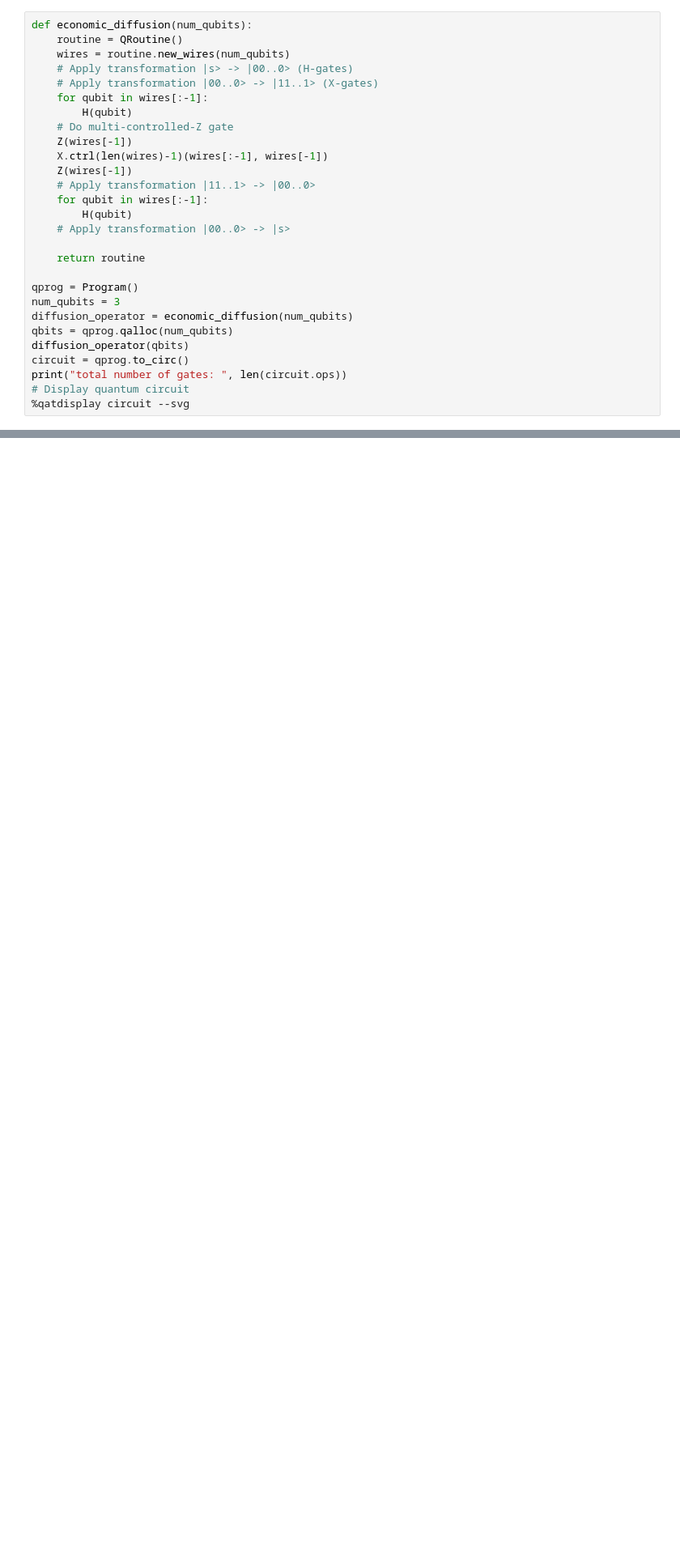
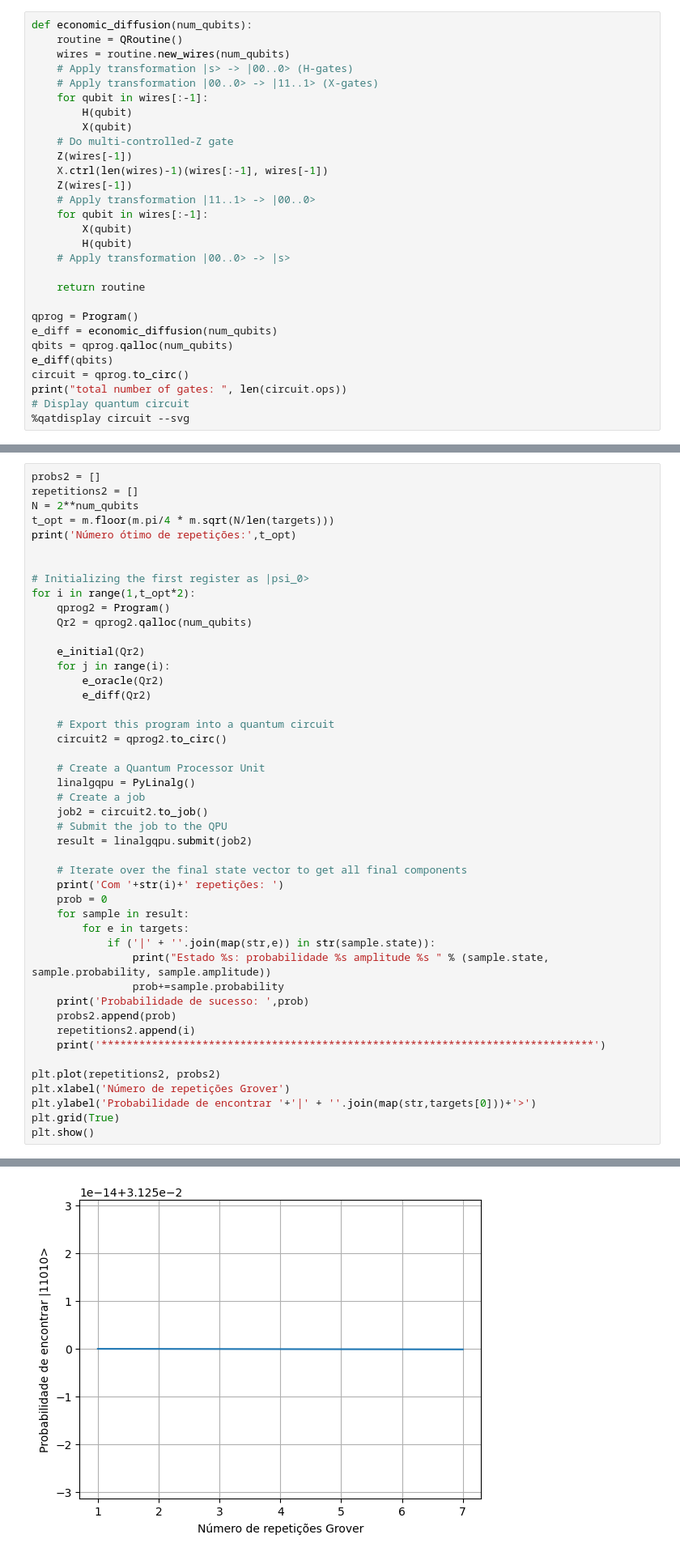
Before and after one commit to LAQCC/treinamento-cq-eb, a Jupyter notebook: Modulo_IV/Aula42-Grover/Aula42-Grover.ipynb, the cells around one changed output, grey strips where cells are left out. Shown at 81% size. Cells and saved outputs as stored; diff of their text form; blank space fills up the shorter version.

Commit message:
retrying economic circuit

```diff
--- a/Modulo_IV/Aula42-Grover/Aula42-Grover.ipynb
+++ b/Modulo_IV/Aula42-Grover/Aula42-Grover.ipynb
@@ -183,22 +202,23 @@ def economic_diffusion(num_qubits):
     # Apply transformation |00..0> -> |11..1> (X-gates)
     for qubit in wires[:-1]:
         H(qubit)
+        X(qubit)
     # Do multi-controlled-Z gate
     Z(wires[-1])
     X.ctrl(len(wires)-1)(wires[:-1], wires[-1])
     Z(wires[-1])
     # Apply transformation |11..1> -> |00..0>
     for qubit in wires[:-1]:
+        X(qubit)
         H(qubit)
     # Apply transformation |00..0> -> |s>
 
     return routine
 
 qprog = Program()
-num_qubits = 3
-diffusion_operator = economic_diffusion(num_qubits)
+e_diff = economic_diffusion(num_qubits)
 qbits = qprog.qalloc(num_qubits)
-diffusion_operator(qbits)
+e_diff(qbits)
 circuit = qprog.to_circ()
 print("total number of gates: ", len(circuit.ops))
 # Display quantum circuit
@@ -208,0 +264,47 @@ total number of gates:  7
+# %%
+probs2 = []
+repetitions2 = []
+N = 2**num_qubits
+t_opt = m.floor(m.pi/4 * m.sqrt(N/len(targets)))
+print('Número ótimo de repetições:',t_opt)
+
+
+# Initializing the first register as |psi_0>
+for i in range(1,t_opt*2):
+    qprog2 = Program()
+    Qr2 = qprog2.qalloc(num_qubits)
+
+    e_initial(Qr2)
+    for j in range(i):
+        e_oracle(Qr2)
+        e_diff(Qr2)
+
+    # Export this program into a quantum circuit
+    circuit2 = qprog2.to_circ()
+
+    # Create a Quantum Processor Unit
+    linalgqpu = PyLinalg()
+    # Create a job
+    job2 = circuit2.to_job()
+    # Submit the job to the QPU
+    result = linalgqpu.submit(job2)
+
+    # Iterate over the final state vector to get all final components
+    print('Com '+str(i)+' repetições: ')
+    prob = 0
+    for sample in result:
+        for e in targets:
+            if ('|' + ''.join(map(str,e)) in str(sample.state)):
+                print("Estado %s: probabilidade %s amplitude %s " % (sample.state, sample.probability, sample.amplitude))
+                prob+=sample.probability
+    print('Probabilidade de sucesso: ',prob)
+    probs2.append(prob)
+    repetitions2.append(i)
+    print('******************************************************************************')
+
+plt.plot(repetitions2, probs2)
+plt.xlabel('Número de repetições Grover')
+plt.ylabel('Probabilidade de encontrar '+'|' + ''.join(map(str,targets[0]))+'>')
+plt.grid(True)
+plt.show()
+# %% [output]
@@ -208,0 +328 @@ total number of gates:  7
+[figure, added]
```
Also changed, not shown: parts of 7 cells of this notebook.
